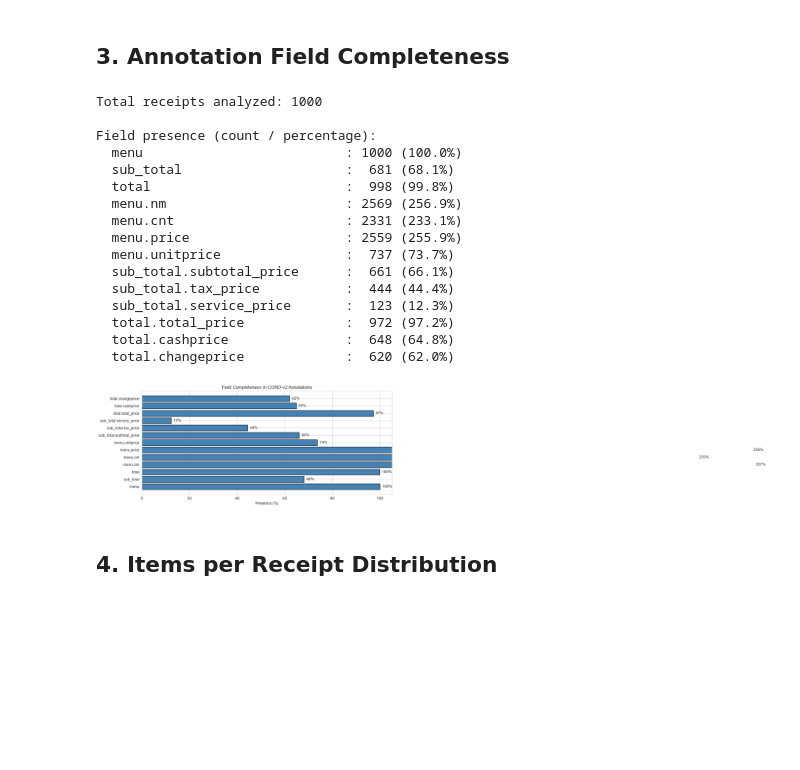
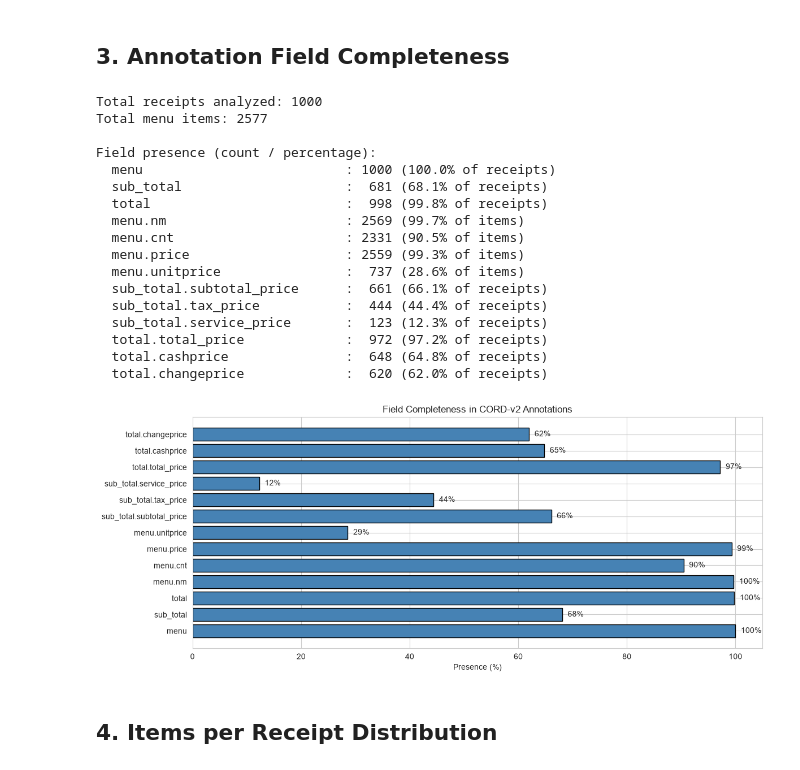
Before and after one commit to Bruno-Kohn/invoice-ai, a Jupyter notebook: notebooks/01_eda.ipynb, the cells around one changed output. Drawn from its saved outputs; the diff is of its cells as text; code cells hidden in the pictures; blank space fills up the shorter version.

Commit message:
fix: correct field completeness percentages in EDA notebook

```diff
--- a/notebooks/01_eda.ipynb
+++ b/notebooks/01_eda.ipynb
@@ -95,6 +93,7 @@ field_presence = {
 }
 
 n_total = 0
+n_items_total = 0
 items_per_receipt = []
 
 for split in ["train", "validation", "test"]:
@@ -114,6 +113,7 @@ for split in ["train", "validation", "test"]:
             items_per_receipt.append(len(menu))
             for item in menu:
                 if isinstance(item, dict):
+                    n_items_total += 1
                     if "nm" in item: field_presence["menu.nm"] += 1
                     if "cnt" in item: field_presence["menu.cnt"] += 1
                     if "price" in item: field_presence["menu.price"] += 1
@@ -137,46 +137,57 @@ for split in ["train", "validation", "test"]:
                 if "cashprice" in tot: field_presence["total.cashprice"] += 1
                 if "changeprice" in tot: field_presence["total.changeprice"] += 1
 
-print(f"Total receipts analyzed: {n_total}\n")
+print(f"Total receipts analyzed: {n_total}")
+print(f"Total menu items: {n_items_total}\n")
 print("Field presence (count / percentage):")
 for field, count in field_presence.items():
-    # For menu.* fields, denominator is total items not receipts
-    denom = n_total
-    print(f"  {field:30s}: {count:4d} ({100*count/denom:.1f}%)")
+    if field.startswith("menu."):
+        denom = n_items_total
+        label = "of items"
+    else:
+        denom = n_total
+        label = "of receipts"
+    print(f"  {field:30s}: {count:4d} ({100*count/denom:.1f}% {label})")
 # %% [output]
 Total receipts analyzed: 1000
+Total menu items: 2577
 
 Field presence (count / percentage):
-  menu                          : 1000 (100.0%)
-  sub_total                     :  681 (68.1%)
-  total                         :  998 (99.8%)
-  menu.nm                       : 2569 (256.9%)
-  menu.cnt                      : 2331 (233.1%)
-  menu.price                    : 2559 (255.9%)
-  menu.unitprice                :  737 (73.7%)
-  sub_total.subtotal_price      :  661 (66.1%)
-  sub_total.tax_price           :  444 (44.4%)
-  sub_total.service_price       :  123 (12.3%)
-  total.total_price             :  972 (97.2%)
-  total.cashprice               :  648 (64.8%)
-  total.changeprice             :  620 (62.0%)
+  menu                          : 1000 (100.0% of receipts)
+  sub_total                     :  681 (68.1% of receipts)
+  total                         :  998 (99.8% of receipts)
+  menu.nm                       : 2569 (99.7% of items)
+  menu.cnt                      : 2331 (90.5% of items)
+  menu.price                    : 2559 (99.3% of items)
+  menu.unitprice                :  737 (28.6% of items)
+  sub_total.subtotal_price      :  661 (66.1% of receipts)
+  sub_total.tax_price           :  444 (44.4% of receipts)
+  sub_total.service_price       :  123 (12.3% of receipts)
+  total.total_price             :  972 (97.2% of receipts)
+  total.cashprice               :  648 (64.8% of receipts)
+  total.changeprice             :  620 (62.0% of receipts)
 # %%
 # Field completeness bar chart
 fields = list(field_presence.keys())
-percentages = [100 * field_presence[f] / n_total for f in fields]
+percentages = []
+for f in fields:
+    if f.startswith("menu."):
+        percentages.append(100 * field_presence[f] / n_items_total)
+    else:
+        percentages.append(100 * field_presence[f] / n_total)
 
 plt.figure(figsize=(12, 5))
 bars = plt.barh(fields, percentages, color="steelblue", edgecolor="black")
 plt.xlabel("Presence (%)")
 plt.title("Field Completeness in CORD-v2 Annotations")
 plt.xlim(0, 105)
 for bar, pct in zip(bars, percentages):
     plt.text(bar.get_width() + 1, bar.get_y() + bar.get_height()/2, f"{pct:.0f}%", va="center")
 plt.tight_layout()
 plt.savefig("../results/figures/field_completeness.png", dpi=150, bbox_inches="tight")
 plt.show()
 # %% [output]
-[figure, old version]
+[figure, new version]
 # %% [markdown]
 ## 4. Items per Receipt Distribution
 # %%
```
Also changed, not shown: parts of 1 cell of this notebook.
